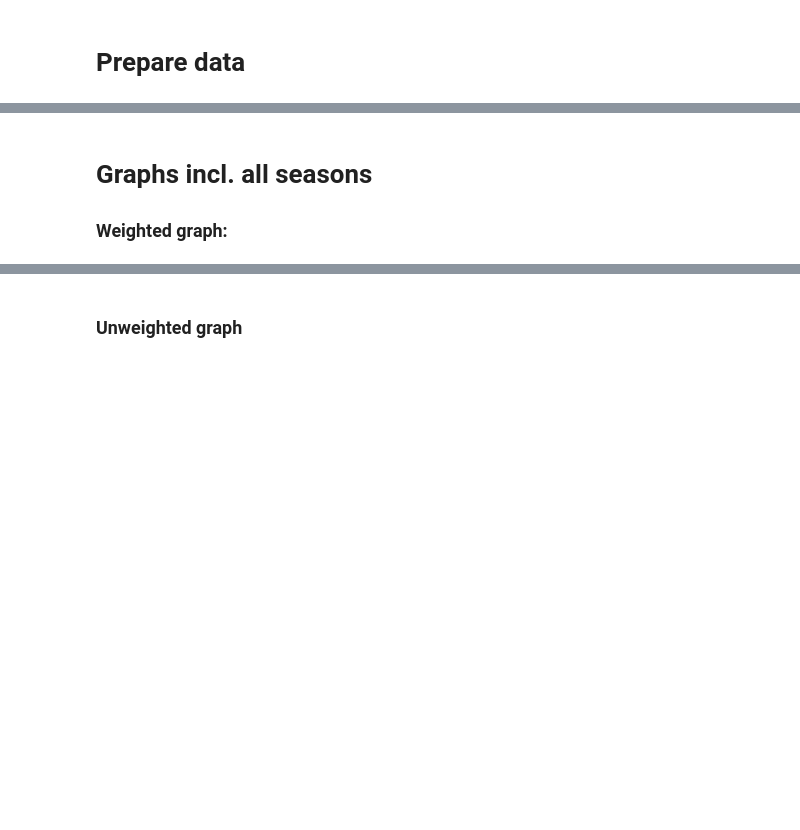
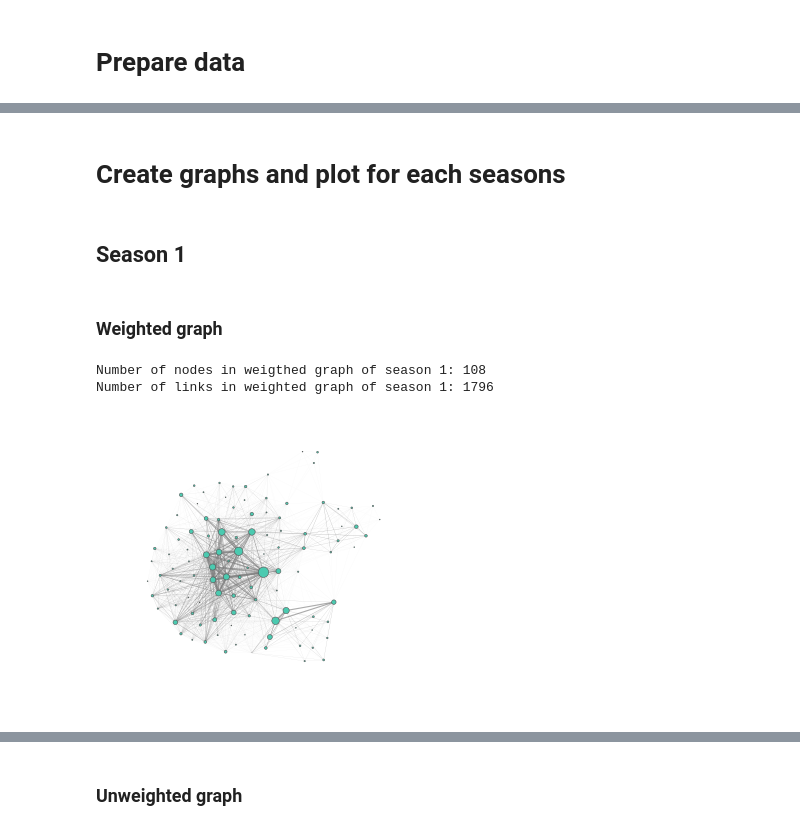
Before and after one commit to s183898/SocialScienceFinalProject, a Jupyter notebook: NetWorkMethods.ipynb, the cells around one changed output, grey strips where cells are left out. Saved outputs shown, nothing was run; the diff lists cells and outputs as text; code cells hidden in the pictures; blank space fills up the shorter version.

Commit message:
Network notebook updated, plots and pickles upload

```diff
--- a/NetWorkMethods.ipynb
+++ b/NetWorkMethods.ipynb
@@ -448,4 +387,52 @@ See the caveats in the documentation: https://pandas.pydata.org/pandas-docs/stab
+# %%
+def GetSeasonData(season):
+
+    # Load data
+    if season == 'all':
+        data = pd.read_csv('GOT.csv')
+        s = "all seasons: "
+    else:
+        data = pd.read_csv('GOT.csv')
+        data = data[data["season"] == season]
+        s = season +  ": "
+
+    # Clean data
+    data = CleanData(data)
+
+    return data
+# %% [markdown]
+# Create graphs and plot for each seasons
+# %%
+CN = CharacterNames('characters.json')
+# %% [markdown]
+## Season 1
+# %%
+# Get data:
+season = 'season1'
+data = GetSeasonData(season)
+
+# Retrieve info of who is connected
+Connections, CleanCN = GetFullyConnectedSubgraps(data, CN)
+#data
 # %% [markdown]
-# Graphs incl. all seasons
-
-### Weighted graph:
+### Weighted graph
+# %%
+# Define graph
+G_W = WeightedGraph(data, Connections, CleanCN)
+
+# Save graph
+nx.write_gpickle(G_W, "Graphs/Gseason1.gpickle")
+
+# Plot graph
+WGraphVisu1, _ = nw.visualize(G_W)
+# store graph visualisations in pickle
+with open('GraphPlots/Season1W.pickle', 'wb') as handle:
+    pickle.dump(WGraphVisu1, handle, protocol=pickle.HIGHEST_PROTOCOL)
+
+# Information of graph
+print("Number of nodes in weigthed graph of season 1: " +str(len(G_W.nodes())))
+print("Number of links in weighted graph of season 1: " + str(len(G_W.edges())))
+# %% [output]
+Number of nodes in weigthed graph of season 1: 108
+Number of links in weighted graph of season 1: 1796
+[figure, added]
```
Also changed, not shown: parts of 109 cells of this notebook, 47 other files.
